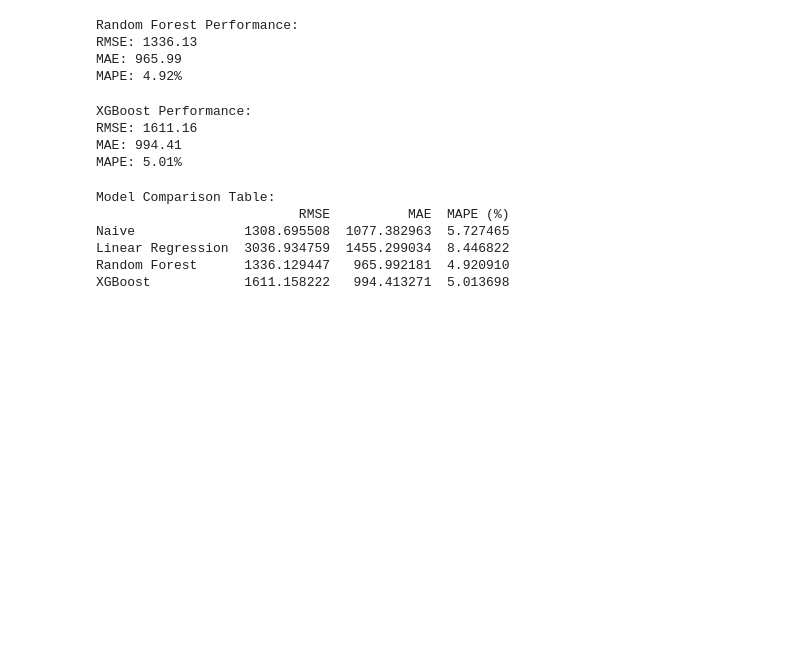
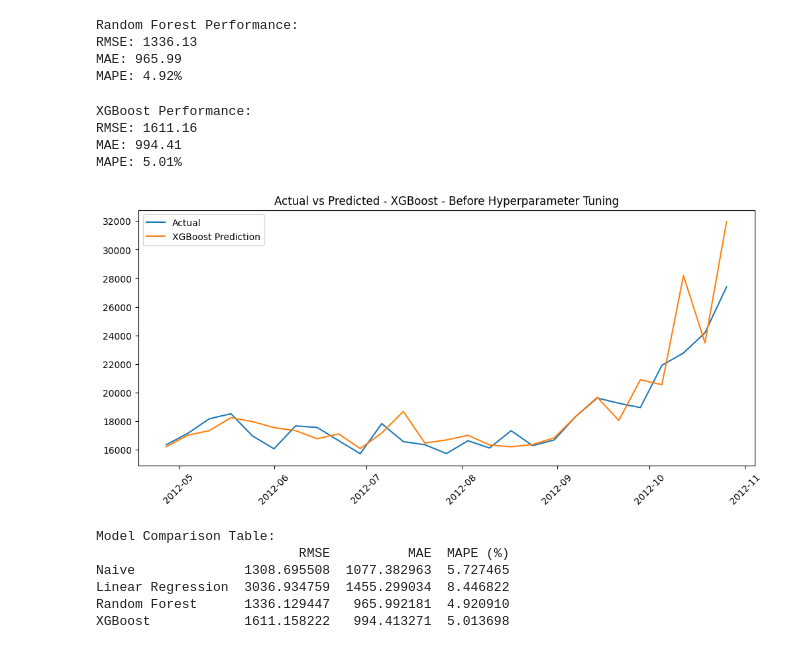
Before and after one commit to sayonyyy/Interpretable-Retail-Demand-Forecasting-Using-Statistical-ML-Models, a Jupyter notebook: 01_EDA.ipynb, the cells around one changed output. Drawn from its saved outputs; the diff is of its cells as text; code cells hidden in the pictures; blank space fills up the shorter version.

```diff
--- a/01_EDA.ipynb
+++ b/01_EDA.ipynb
@@ -587,6 +598,17 @@ XGBoost Performance:
 RMSE: 1611.16
 MAE: 994.41
 MAPE: 5.01%
+# %%
+# XGBoost: Actual vs Predicted
+plt.figure(figsize=(12,5))
+plt.plot(test['Date'], y_test, label='Actual')
+plt.plot(test['Date'], xgb_predictions, label='XGBoost Prediction')
+plt.legend()
+plt.title("Actual vs Predicted - XGBoost - Before Hyperparameter Tuning")
+plt.xticks(rotation=45)
+plt.show()
+# %% [output]
+[figure, added]
 # %%
 # Create Comparison Table
 import pandas as pd
```
Also changed, not shown: parts of 7 cells of this notebook, 4 other files.
